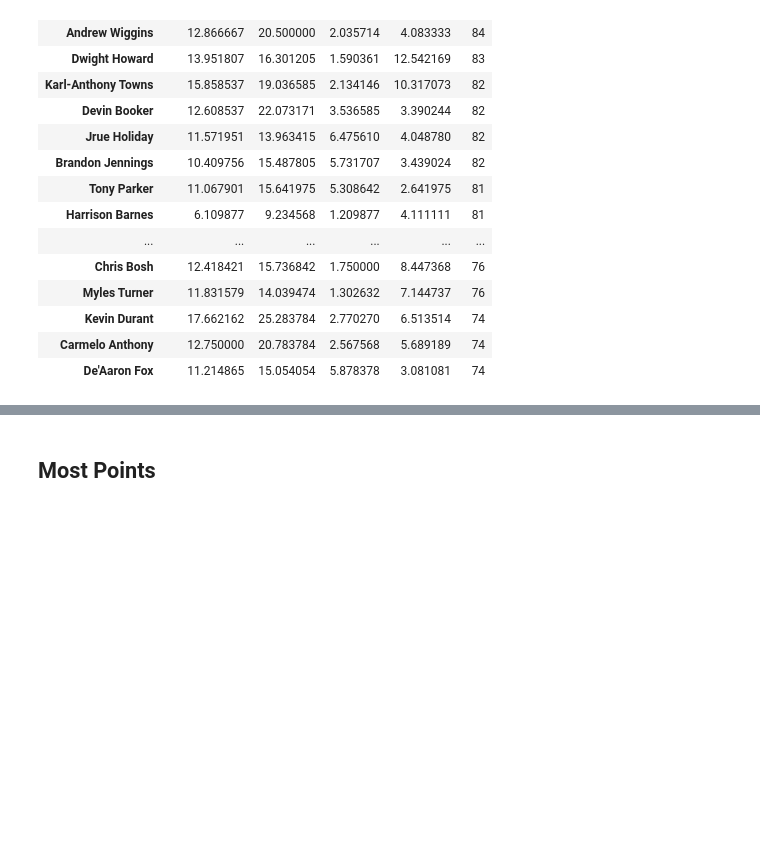
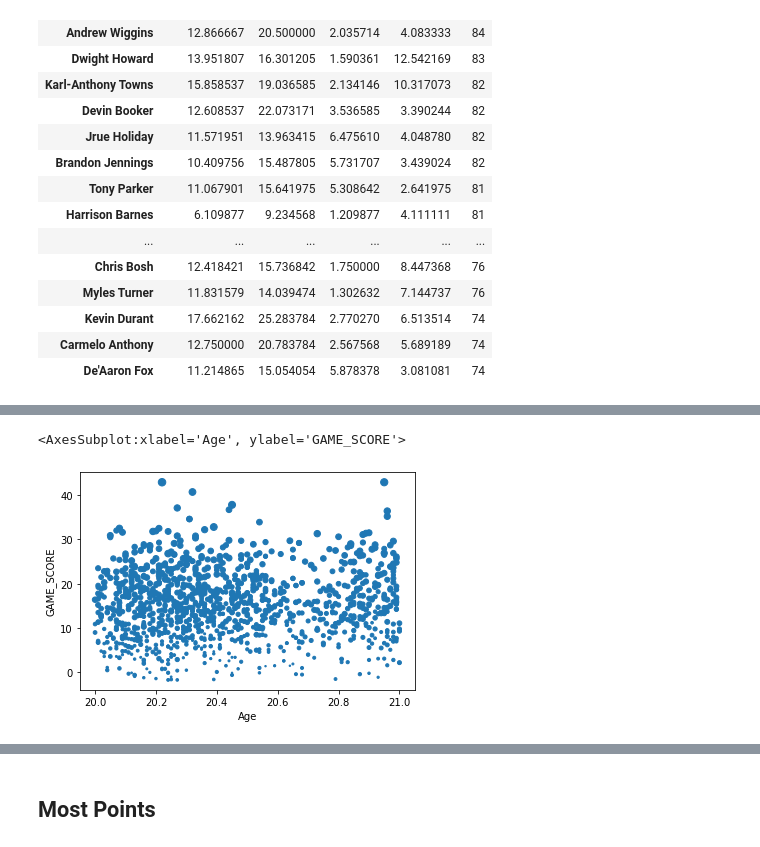
Before and after one commit to bme3412/Python, a Jupyter notebook: Projects/Basketball_reference/NBA_Age_TimeSeries.ipynb, the cells around one changed output, grey strips where cells are left out. Drawn from its saved outputs; the diff is of its cells as text; code cells hidden in the pictures; blank space fills up the shorter version.

```diff
--- a/Projects/Basketball_reference/NBA_Age_TimeSeries.ipynb
+++ b/Projects/Basketball_reference/NBA_Age_TimeSeries.ipynb
@@ -1331,3 +1331,9 @@ NBA_2000_20_grp.sort_values(['GS', 'GAME_SCORE'], ascending=False).head(25)
 | Kevin Durant | 17.662162 | 25.283784 | 2.770270 | 6.513514 | 74 |
 | Carmelo Anthony | 12.750000 | 20.783784 | 2.567568 | 5.689189 | 74 |
 | De'Aaron Fox | 11.214865 | 15.054054 | 5.878378 | 3.081081 | 74 |
+# %%
+NBA_2000_20_grp_ = NBA_2000_20_grp.reset_index()
+NBA_2000_20_top25 = NBA_2000_20_grp_.nlargest(25, 'GAME_SCORE')
+NBA_2000_20_top25.sort_values(by="GAME_SCORE", ascending=False)
+NBA_2000_20_top25_list = NBA_2000_20_top25['Player'].tolist()
+NBA_2000_20_top25_list
@@ -1333,0 +1358,12 @@ NBA_2000_20_grp.sort_values(['GS', 'GAME_SCORE'], ascending=False).head(25)
+# %%
+# get all
+appended_data_20yr_top25 = []
+
+for p in NBA_2000_20_top25_list:
+    df = NBA_since_2000_20yr[NBA_since_2000_20yr['Player'] == p]
+    appended_data_20yr_top25.append(df)
+appended_data_20yr_top25 = pd.concat(appended_data_20yr_top25)
+appended_data_20yr_top25['Years'] = appended_data_20yr_top25['Years'].astype(int)
+appended_data_20yr_top25['Days'] = appended_data_20yr_top25['Days'].astype(int)
+appended_data_20yr_top25['Age'] = round(appended_data_20yr_top25['Years'] + appended_data_20yr_top25['Days']/365,2)
+appended_data_20yr_top25.head()
@@ -1333,0 +1378,5 @@ NBA_2000_20_grp.sort_values(['GS', 'GAME_SCORE'], ascending=False).head(25)
+# %%
+appended_data_20yr_top25.plot.scatter(x='Age', y='GAME_SCORE', s='PTS')
+# %% [output]
+<AxesSubplot:xlabel='Age', ylabel='GAME_SCORE'>
+[figure, added]
```
Also changed, not shown: parts of 36 cells of this notebook.
